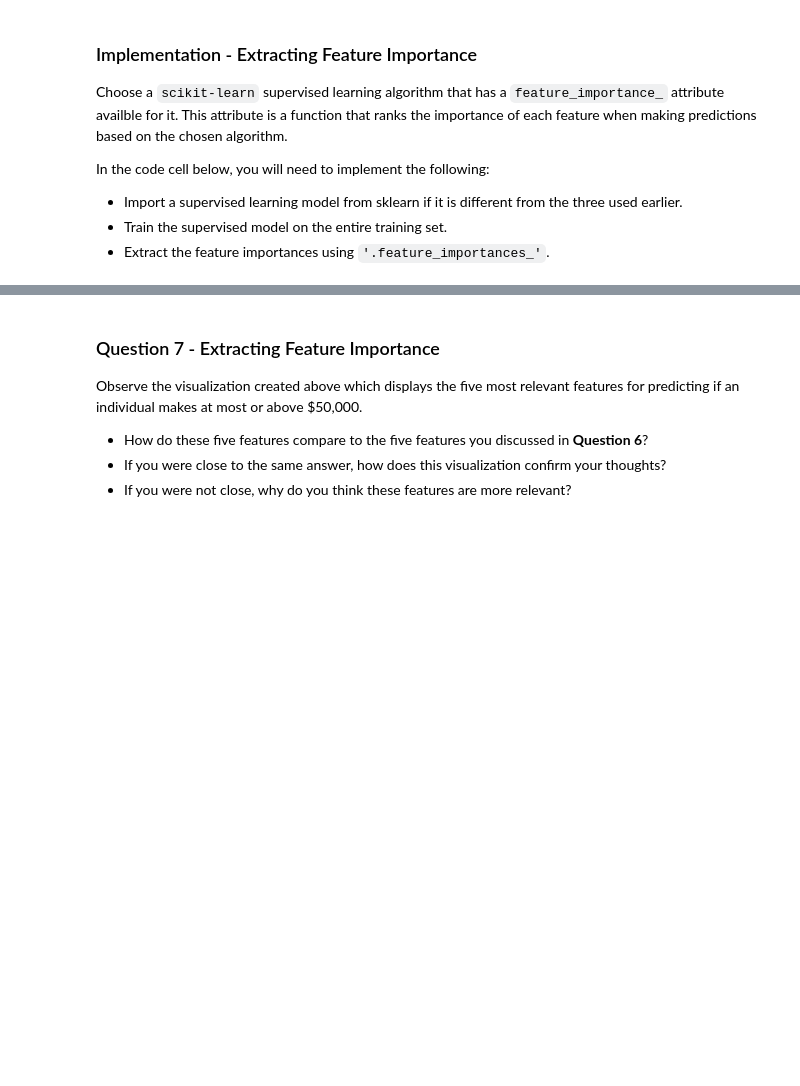
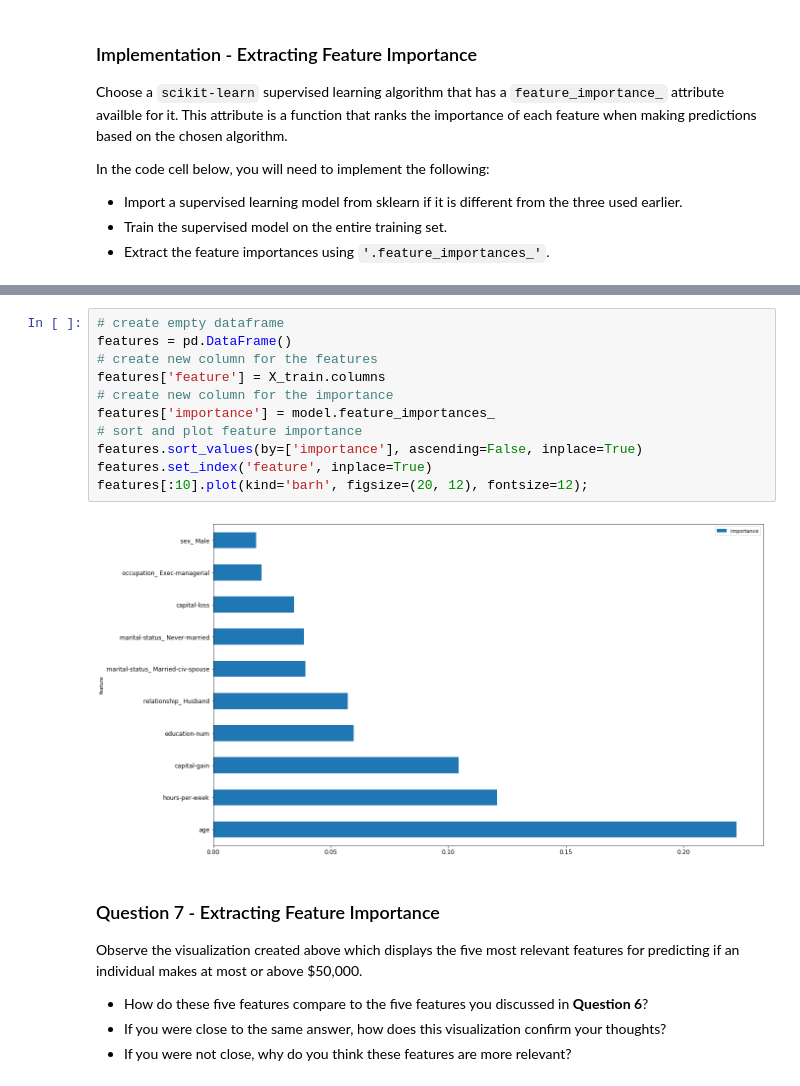
Before and after one commit to Sarah906/DSND_Term1, a Jupyter notebook: projects/p1_charityml/finding_donors.ipynb, the cells around one changed output, grey strips where cells are left out. Cells and saved outputs as stored; diff of their text form; blank space fills up the shorter version.

```diff
--- a/projects/p1_charityml/finding_donors.ipynb
+++ b/projects/p1_charityml/finding_donors.ipynb
@@ -617,3 +629,16 @@ vs.feature_plot(importances, X_train, y_train)
+# %%
+# create empty dataframe
+features = pd.DataFrame()
+# create new column for the features
+features['feature'] = X_train.columns
+# create new column for the importance
+features['importance'] = model.feature_importances_
+# sort and plot feature importance
+features.sort_values(by=['importance'], ascending=False, inplace=True)
+features.set_index('feature', inplace=True)
+features[:10].plot(kind='barh', figsize=(20, 12), fontsize=12);
+# %% [output]
+[figure, added]
 # %% [markdown]
 ### Question 7 - Extracting Feature Importance
 
```
Also changed, not shown: parts of 34 cells of this notebook.
